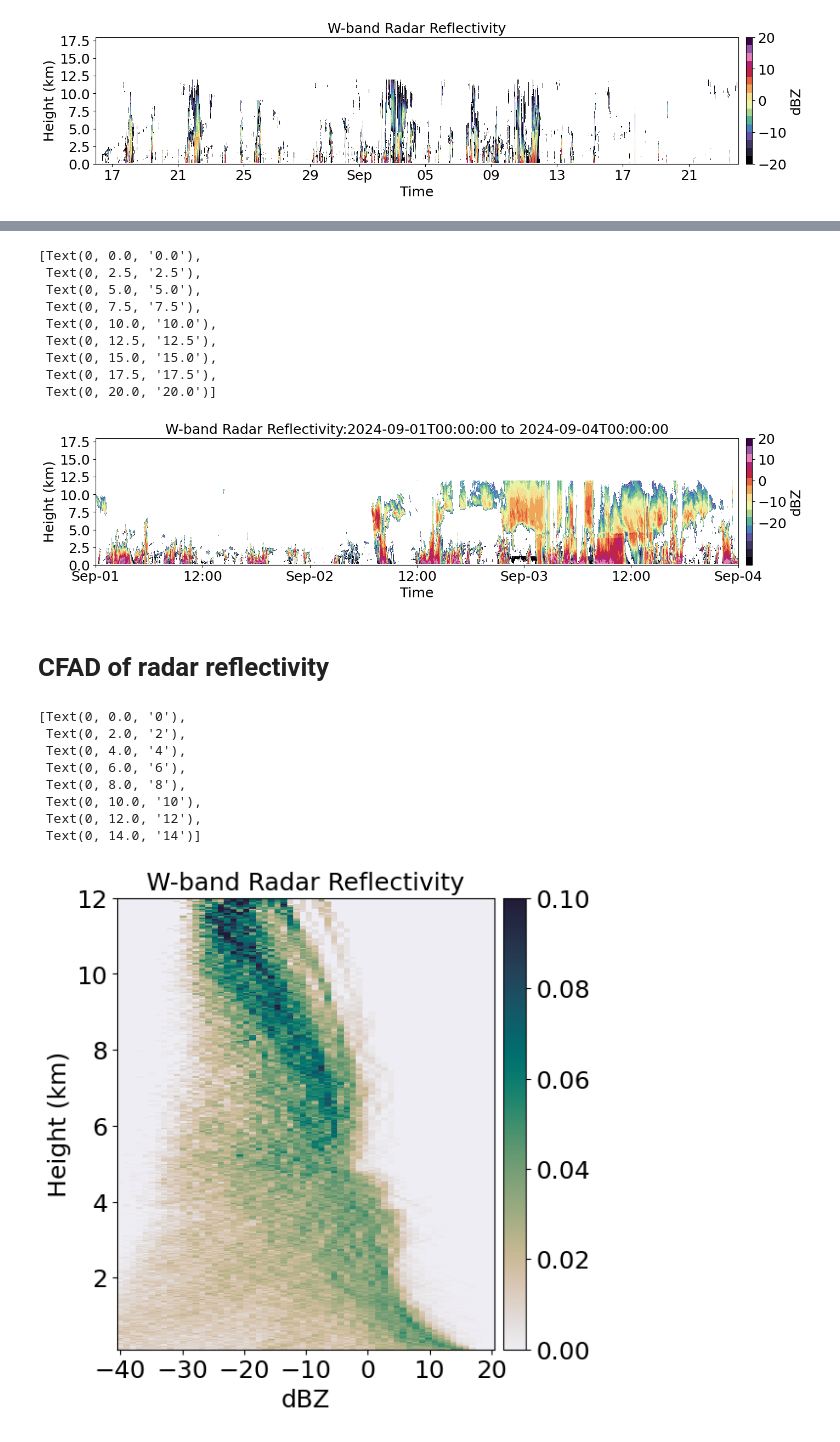
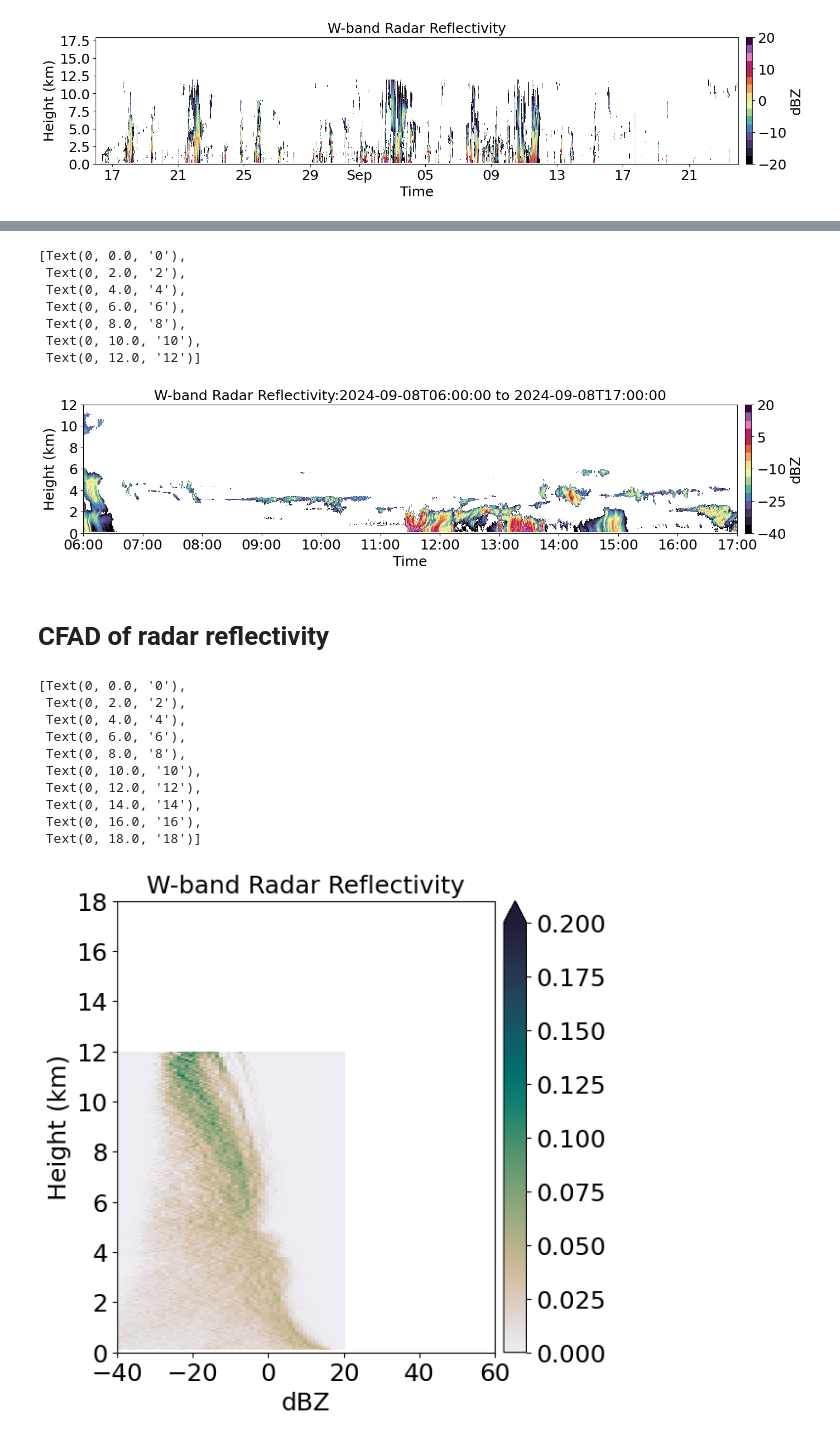
Before and after one commit to allison-wing/PICCOLO, a Jupyter notebook: plot_wband_timeseries_reflectivity.ipynb, the cells around one changed output, grey strips where cells are left out. Drawn from its saved outputs; the diff is of its cells as text; code cells hidden in the pictures.

Commit message:
add CFADs

```diff
--- a/plot_wband_timeseries_reflectivity.ipynb
+++ b/plot_wband_timeseries_reflectivity.ipynb
@@ -138,8 +138,8 @@ ax.set_xlim(pd.to_datetime('2024-08-16T00:00:00'), pd.to_datetime('2024-09-24T00
 # %%
 # Read in all data for a subset of days
 
-time1 = np.datetime64('2024-09-01T00:00:00')
-time2 = np.datetime64('2024-09-04T00:00:00')
+time1 = np.datetime64('2024-09-08T06:00:00')
+time2 = np.datetime64('2024-09-08T17:00:00')
 
 #Make days array
 days = np.arange(time1, time2, np.timedelta64(1, 'D'))
@@ -164,14 +184,15 @@ for dd in days:
 
 fig,ax = plt.subplots(figsize=(18,3))
 
-height = wband_subset.range_interp.values + wband_subset.altitude.values[0] #height above sea-level = height of instrument + range from antenna
+#height = wband_subset.range_interp.values + wband_subset.altitude.values[0] #height above sea-level = height of instrument + range from antenna
+height = wband_subset.range_interp.values + 16
 plt.pcolormesh(wband_subset.time.values,height/1000,wband_subset.Ze_interpolated.transpose('range_interp','time').values, cmap=discrete_cmap,vmin=-40,vmax=20,shading='nearest')
 ax.set_xlim(pd.to_datetime(time1), pd.to_datetime(time2))
-ax.set_ylim(0,18)
+ax.set_ylim(0,12)
 
 cbar=plt.colorbar(location='right',orientation='vertical', pad=0.01)
 cbar.ax.tick_params(labelsize=18)
-cbar.set_ticks(np.linspace(-20,20,5))
+cbar.set_ticks(np.linspace(-40,20,5))
 cbar.set_label('dBZ', fontsize=18)
 
 ax.set_title('W-band Radar Reflectivity:' + str(time1) + ' to ' + str(time2),fontsize=18)
@@ -182,16 +203,14 @@ ax.set_xlabel('Time',fontsize=18)
 ax.set_xticklabels(ax.get_xticklabels(), fontsize=18)
 ax.set_yticklabels(ax.get_yticklabels(), fontsize=18)
 # %% [output]
-[Text(0, 0.0, '0.0'),
- Text(0, 2.5, '2.5'),
- Text(0, 5.0, '5.0'),
- Text(0, 7.5, '7.5'),
- Text(0, 10.0, '10.0'),
- Text(0, 12.5, '12.5'),
- Text(0, 15.0, '15.0'),
- Text(0, 17.5, '17.5'),
- Text(0, 20.0, '20.0')]
+[Text(0, 0.0, '0'),
+ Text(0, 2.0, '2'),
+ Text(0, 4.0, '4'),
+ Text(0, 6.0, '6'),
+ Text(0, 8.0, '8'),
+ Text(0, 10.0, '10'),
+ Text(0, 12.0, '12')]
-[figure, old version]
+[figure, new version]
 # %% [markdown]
 # CFAD of radar reflectivity
 # %%
@@ -215,25 +234,29 @@ cfad_density, bin_edges = compute_cfad(wband_10min.Ze_interpolated.values, bins)
 # %%
 # Plot CFAD
 
 fig,ax = plt.subplots(figsize=(6,6))
 
-cfad = ax.pcolormesh(bins[:-1],height/1000,cfad_density.transpose(),cmap=cmocean.cm.rain,norm=colors.Normalize(vmin=0,vmax=0.1),shading='nearest')
+cfad = ax.pcolormesh(bins[:-1],height/1000,cfad_density.transpose(),cmap=cmocean.cm.rain,norm=colors.Normalize(vmin=0,vmax=0.2),shading='nearest')
 
-cbar=plt.colorbar(cfad,location='right',orientation='vertical', pad=0.02)
+cbar=plt.colorbar(cfad,location='right',orientation='vertical', extend='max', pad=0.02)
 cbar.ax.tick_params(labelsize=18)
 
+ax.set_xlim(-40,60)
+ax.set_ylim(0,18)
 ax.set_title('W-band Radar Reflectivity',fontsize=18)
 ax.set_ylabel('Height (km)', fontsize=18)
 ax.set_xlabel('dBZ',fontsize=18)
 ax.set_xticklabels(ax.get_xticklabels(), fontsize=18)
 ax.set_yticklabels(ax.get_yticklabels(), fontsize=18)
 # %% [output]
 [Text(0, 0.0, '0'),
  Text(0, 2.0, '2'),
  Text(0, 4.0, '4'),
  Text(0, 6.0, '6'),
  Text(0, 8.0, '8'),
  Text(0, 10.0, '10'),
  Text(0, 12.0, '12'),
- Text(0, 14.0, '14')]
+ Text(0, 14.0, '14'),
+ Text(0, 16.0, '16'),
+ Text(0, 18.0, '18')]
-[figure, old version]
+[figure, new version]
```
Also changed, not shown: parts of 1 cell of this notebook, 1 other file.
